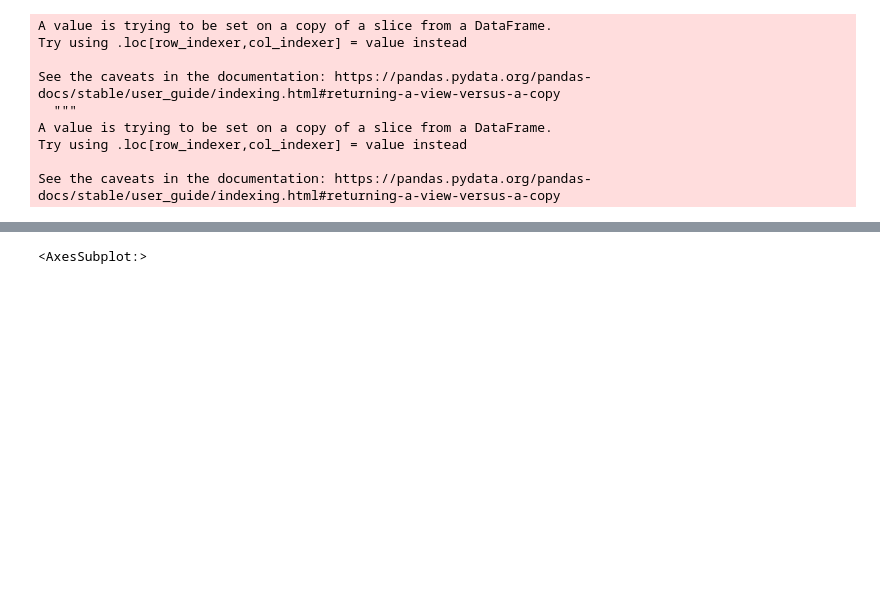
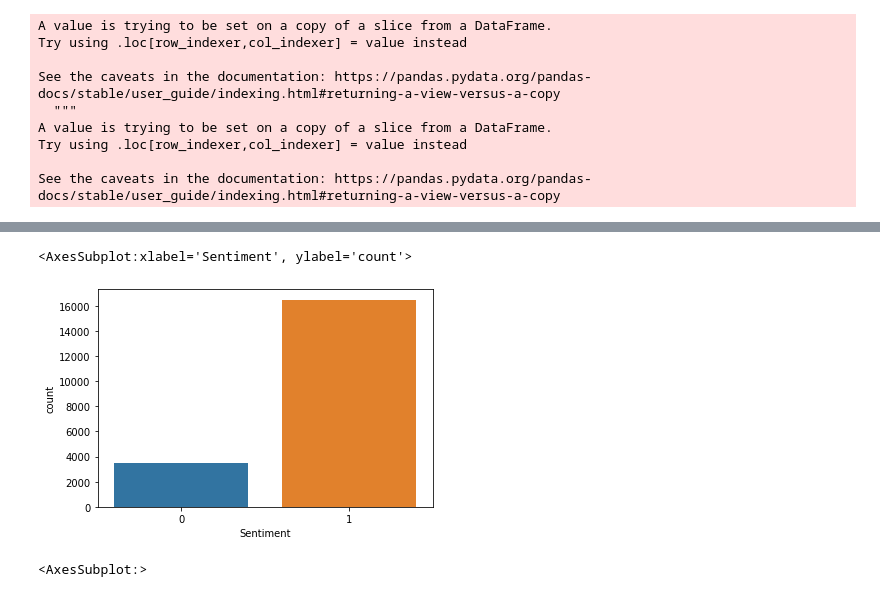
Before and after one commit to Almadam1/Tweet-Classification, a Jupyter notebook: depression-classification.ipynb, the cells around one changed output, grey strips where cells are left out. Cells and saved outputs as stored; diff of their text form; code cells hidden in the pictures; blank space fills up the shorter version.

```diff
--- a/depression-classification.ipynb
+++ b/depression-classification.ipynb
@@ -251,3 +243,9 @@ df4.head(10)
+# %%
+#visualize sentiment
+sns.countplot(df4['Sentiment'])
+# %% [output]
+<AxesSubplot:xlabel='Sentiment', ylabel='count'>
+[figure, added]
 # %%
 #  plot a pairplot for each pair of variable
 #  plot a pairplot for each pair of variable
```
Also changed, not shown: parts of 6 cells of this notebook.
